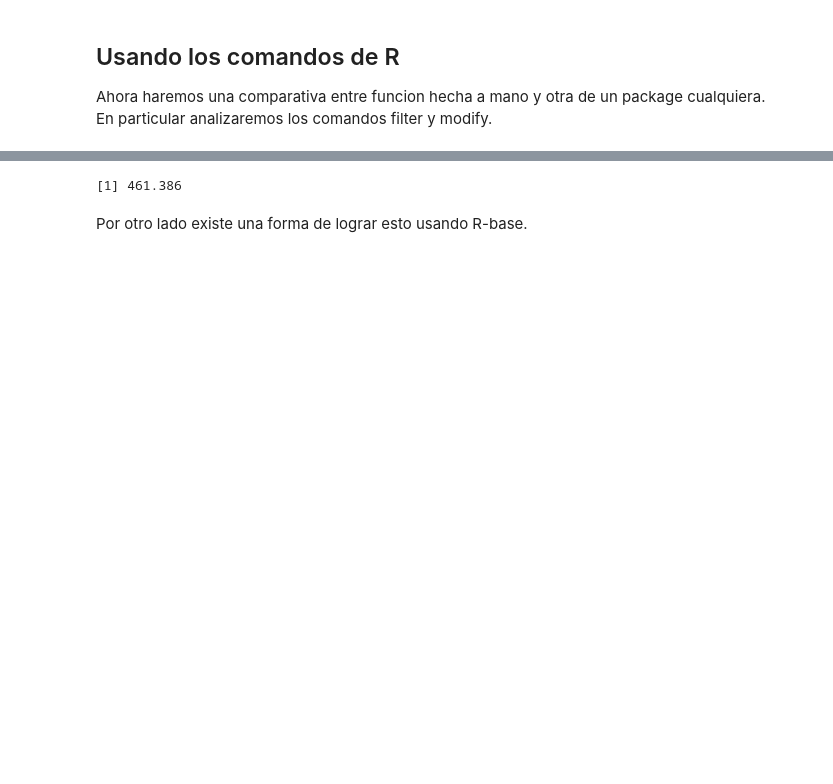
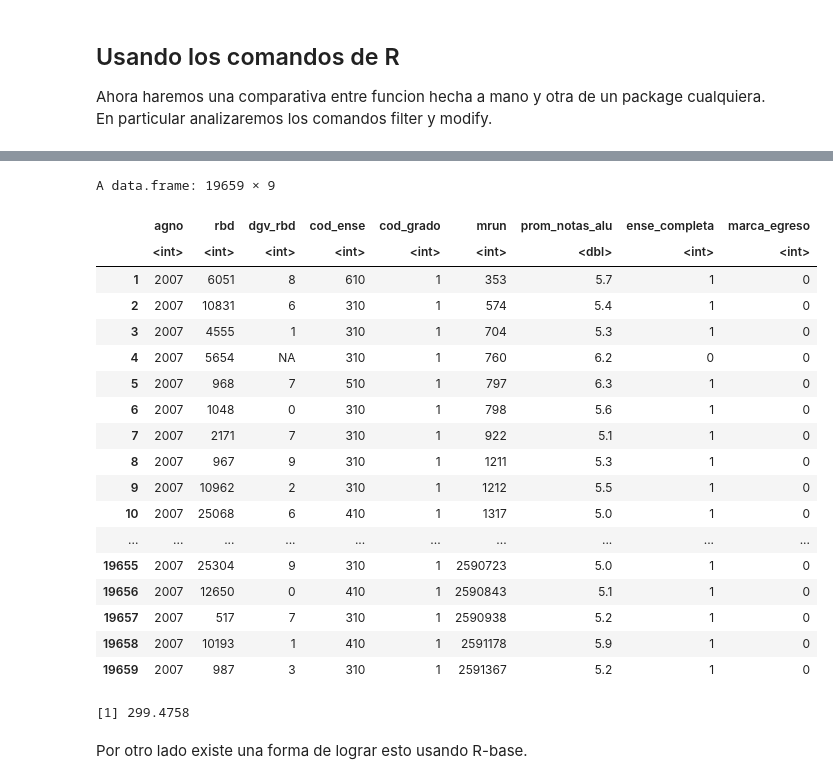
Before and after one commit to alfredosvaldo/Gestion-de-datos-2022, a Jupyter notebook: Taller_1_Gestión_de_datos_2022.ipynb, the cells around one changed output, grey strips where cells are left out. Saved outputs shown, nothing was run; the diff lists cells and outputs as text; code cells hidden in the pictures; blank space fills up the shorter version.

```diff
--- a/Taller_1_Gestión_de_datos_2022.ipynb
+++ b/Taller_1_Gestión_de_datos_2022.ipynb
@@ -37,12 +39,15 @@ Ahora vamos a importar las bases de datos con dos comandos distintos.
 *   **read.csv**: comando de r-base (se incluye dentro de las funciones basicas de R)
 *   **fread**: comando de data.table, es necesario descargar e importar la libreria
 # %%
+
 tic()
 
 my_data <- list()
+
 years<-2007:2019
-for (i in 1:length(years)) {
-  my_data[[i]] <- read.csv(gsub("%",years[i],"content/notas_egresados/egresados%.csv"))
+
+for (agno in 1:length(years)) {
+  my_data[[agno]] <- read.csv(gsub("%",years[agno],"content/notas_egresados/egresados%.csv"))
 }
 
 toc()
@@ -161,6 +229,7 @@ colnames(egreso2007_1ero) <- c(egreso2007_colnames)
 tic()
 
 ciclo1 <- 100000
+
 n <- 1
 
 for(i in 1:ciclo1){
@@ -168,7 +237,7 @@ for(i in 1:ciclo1){
   notas <- egreso2007$prom_notas_alu[i]
 
   if(cod == 1 & notas>=5){
-    fila <- c(as.character(egreso2007[i,]))
+    fila <- c(egreso2007[i,])
     egreso2007_1ero[n, ] <- fila
     n <- n+1
   }
@@ -180,6 +249,28 @@ toc()
+# %%
+egreso2007_1ero
+# %% [output]
+A data.frame: 19659 × 9
+|  | agno | rbd | dgv_rbd | cod_ense | cod_grado | mrun | prom_notas_alu | ense_completa | marca_egreso |
+|  | <int> | <int> | <int> | <int> | <int> | <int> | <dbl> | <int> | <int> |
+| 1 | 2007 | 6051 | 8 | 610 | 1 | 353 | 5.7 | 1 | 0 |
+| 2 | 2007 | 10831 | 6 | 310 | 1 | 574 | 5.4 | 1 | 0 |
+| 3 | 2007 | 4555 | 1 | 310 | 1 | 704 | 5.3 | 1 | 0 |
+| 4 | 2007 | 5654 | NA | 310 | 1 | 760 | 6.2 | 0 | 0 |
+| 5 | 2007 | 968 | 7 | 510 | 1 | 797 | 6.3 | 1 | 0 |
+| 6 | 2007 | 1048 | 0 | 310 | 1 | 798 | 5.6 | 1 | 0 |
+| 7 | 2007 | 2171 | 7 | 310 | 1 | 922 | 5.1 | 1 | 0 |
+| 8 | 2007 | 967 | 9 | 310 | 1 | 1211 | 5.3 | 1 | 0 |
+| 9 | 2007 | 10962 | 2 | 310 | 1 | 1212 | 5.5 | 1 | 0 |
+| 10 | 2007 | 25068 | 6 | 410 | 1 | 1317 | 5.0 | 1 | 0 |
+| ... | ... | ... | ... | ... | ... | ... | ... | ... | ... |
+| 19655 | 2007 | 25304 | 9 | 310 | 1 | 2590723 | 5.0 | 1 | 0 |
+| 19656 | 2007 | 12650 | 0 | 410 | 1 | 2590843 | 5.1 | 1 | 0 |
+| 19657 | 2007 | 517 | 7 | 310 | 1 | 2590938 | 5.2 | 1 | 0 |
+| 19658 | 2007 | 10193 | 1 | 410 | 1 | 2591178 | 5.9 | 1 | 0 |
+| 19659 | 2007 | 987 | 3 | 310 | 1 | 2591367 | 5.2 | 1 | 0 |
 # %%
-47.76*966051/100000 # Segundos que tardaria en realizar el filtro aproximadamente
+31*966051/100000 # Segundos que tardaria en realizar el filtro aproximadamente
 # %% [output]
-[1] 461.386
+[1] 299.4758
 # %% [markdown]
 Por otro lado existe una forma de lograr esto usando R-base.
```
Also changed, not shown: parts of 39 cells of this notebook.
